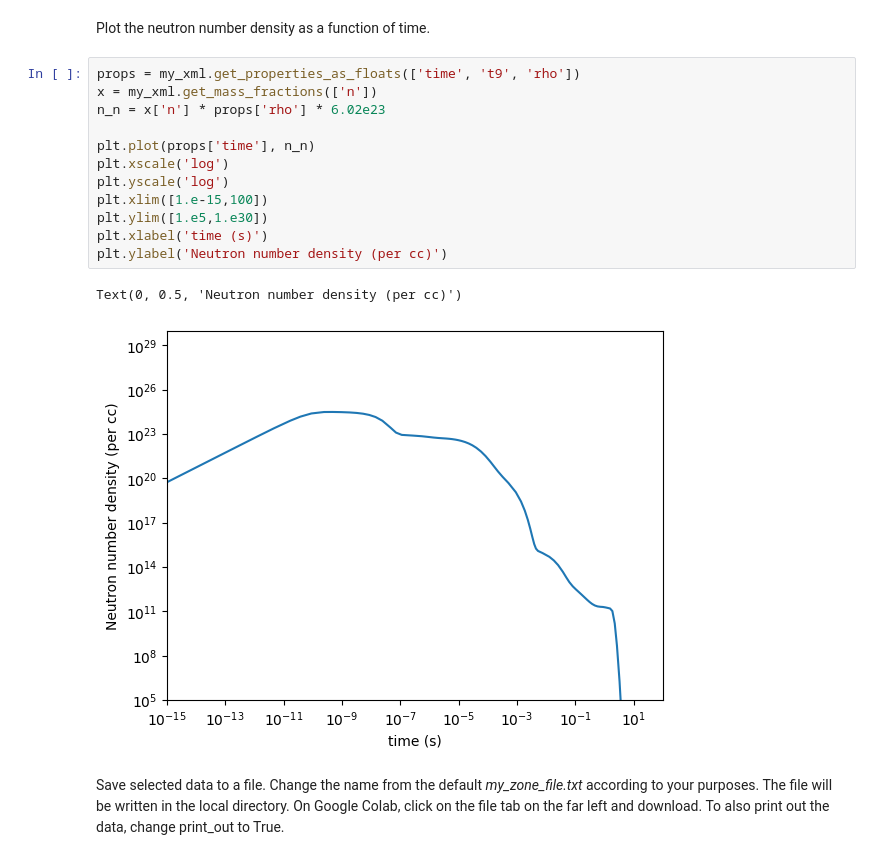
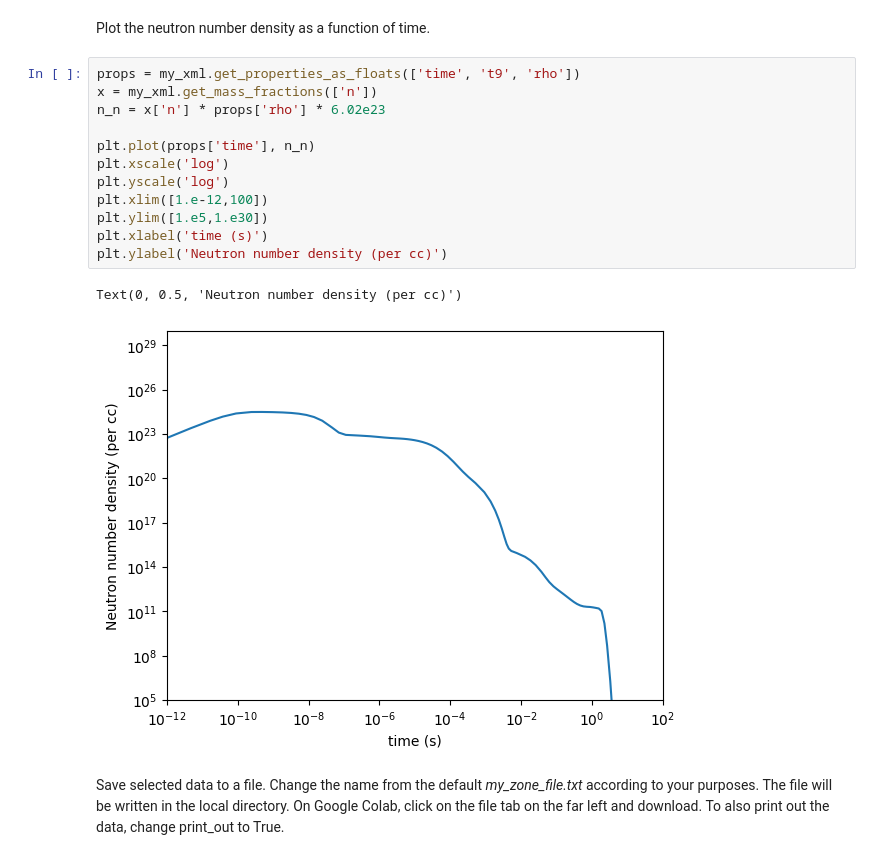
Before and after one commit to mbradle/NRLEE-Nucleosynthesis, a Jupyter notebook: nrlee.ipynb, the cells around one changed output. Drawn from its saved outputs; the diff is of its cells as text.

```diff
--- a/nrlee.ipynb
+++ b/nrlee.ipynb
@@ -410,18 +406,18 @@ Plot the neutron number density as a function of time.
 # %%
 props = my_xml.get_properties_as_floats(['time', 't9', 'rho'])
 x = my_xml.get_mass_fractions(['n'])
 n_n = x['n'] * props['rho'] * 6.02e23
 
 plt.plot(props['time'], n_n)
 plt.xscale('log')
 plt.yscale('log')
-plt.xlim([1.e-15,100])
+plt.xlim([1.e-12,100])
 plt.ylim([1.e5,1.e30])
 plt.xlabel('time (s)')
 plt.ylabel('Neutron number density (per cc)')
 # %% [output]
 Text(0, 0.5, 'Neutron number density (per cc)')
-[figure, old version]
+[figure, new version]
 # %% [markdown]
 Save selected data to a file. Change the name from the default *my_zone_file.txt* according to your purposes. The file will be written in the local directory. On Google Colab, click on the file tab on the far left and download. To also print out the data, change print_out to True.
 # %%
```
Also changed, not shown: parts of 13 cells of this notebook.
